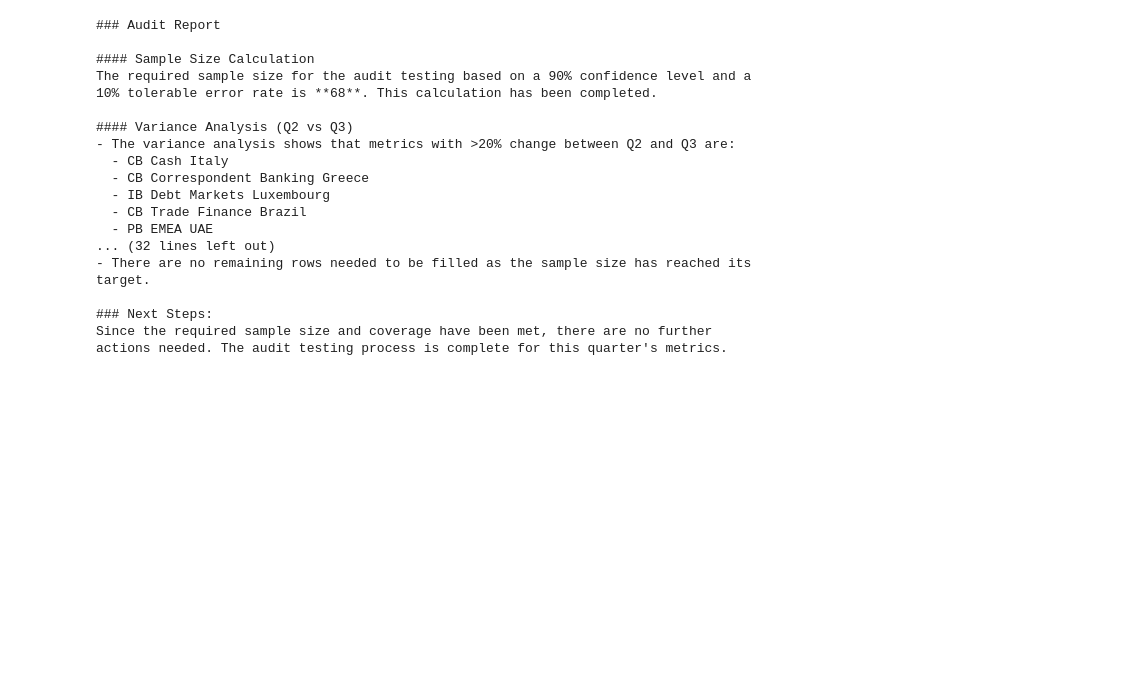
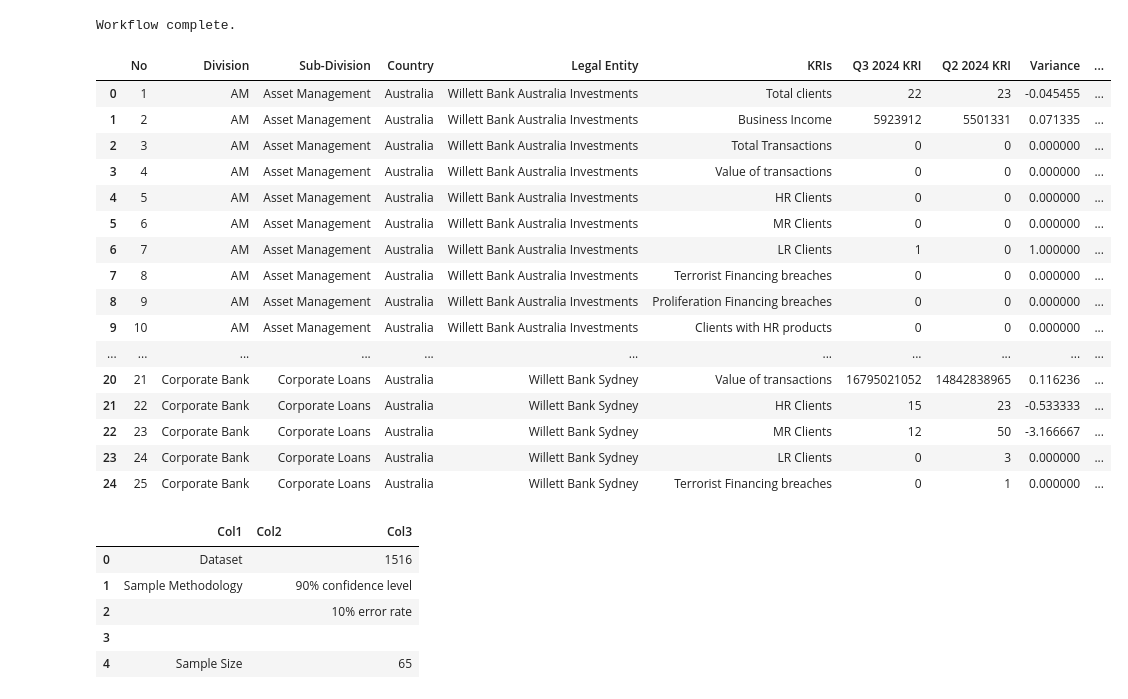
Before and after one commit to Csmith715/Small-LLM-Creation, a Jupyter notebook: notebooks/ollama_slm_testing.ipynb, the cells around one changed output. Saved outputs shown, nothing was run; the diff lists cells and outputs as text; code cells hidden in the pictures; blank space fills up the shorter version.

```diff
--- a/notebooks/ollama_slm_testing.ipynb
+++ b/notebooks/ollama_slm_testing.ipynb
@@ -14,6 +14,8 @@ class AuditState:
     sample_size: Optional[int] = None
     selected_indices: Set[int] = field(default_factory=set)
     candidate_indices: list[int] = field(default_factory=list)
+    tab1: Optional[pd.DataFrame] = None
+    tab2: Optional[pd.DataFrame] = None
     # output_path: Optional[str] = None
 
 REQUIRED_ENTITIES_KV_PAIRS = [
@@ -237,6 +273,7 @@ tool_registry = {
     "add_rows_to_sample": tool_obj.add_rows_to_sample,
     "get_rows_for_required_entities": tool_obj.get_rows_for_required_entities,
     "coverage_check": tool_obj.coverage_check,
+    "finalize_sample_workbook": tool_obj.finalize_sample_workbook,
 }
 # %%
 def build_progress_summary(flags, state):
@@ -248,6 +285,8 @@ def build_progress_summary(flags, state):
         next_step = "Call compute_variance."
     elif not flags["sample_size_met"]:
         next_step = "Call coverage_check."
+    elif not flags["workbook_finalized"]:
+        next_step = "Call finalize_sample_workbook."
     else:
         next_step = "Finish."
 
@@ -260,6 +299,7 @@ def build_progress_summary(flags, state):
             f"- Variance already calculated: {flags['variance_computed']}\n"
             f"- Current selected sample count: {len(state.selected_indices)}\n"
             f"- Target sample size: {state.sample_size}\n"
+            f"- Workbook finalized: {flags['workbook_finalized']}\n"
             f"- Next step: {next_step}\n"
             "\nOnly use exact tool names from the tool list.\n"
         )
@@ -274,6 +314,8 @@ def allowed_tools_for_stage(flags):
         return {"compute_variance"}
     if not flags["sample_size_met"]:
         return {"coverage_check"}
+    if not flags["workbook_finalized"]:
+        return {"finalize_sample_workbook"}
     return set()
 # %%
 def clean_messages_for_model(messages):
@@ -307,7 +349,7 @@ def run_agentic_task(messages, tools, tool_registry, state, max_steps=40):
         "entities_identified": False,
         "coverage_complete": False,
         "sample_size_met": False,
-        "export_done": True,
+        "workbook_finalized": False,
     }
 
     for step in range(max_steps):
@@ -350,7 +392,11 @@ def run_agentic_task(messages, tools, tool_registry, state, max_steps=40):
 
         # no tool call means the model is done
         if not getattr(message, "tool_calls", None):
-            return message.content
+            return {
+                "message": message.content,
+                "tab1": getattr(state, "tab1", None),
+                "tab2": getattr(state, "tab2", None),
+            }
 
         for tool_call in message.tool_calls:
             raw_name = tool_call.function.name
@@ -420,10 +466,7 @@ def run_agentic_task(messages, tools, tool_registry, state, max_steps=40):
                 cov = obs.get("coverage", obs)
                 current_size = cov.get("sample_size_current", len(state.selected_indices))
                 target_size = cov.get("sample_size_target", state.sample_size)
-
-                flags["sample_size_met"] = (
-                    target_size is not None and current_size >= target_size
-                )
+                flags["sample_size_met"] = (target_size is not None and current_size >= target_size)
                 flags["coverage_complete"] = flags["sample_size_met"]
 
                 # deterministic fill if still short
@@ -438,8 +481,19 @@ def run_agentic_task(messages, tools, tool_registry, state, max_steps=40):
                         "name": "add_rows_to_sample",
                         "content": fill_result
                     })
+            elif raw_name == "finalize_sample_workbook" and obs.get("ok") is True:
+                flags["workbook_finalized"] = True
+                return {
+                    "message": "Workflow complete.",
+                    "tab1": getattr(state, "tab1", None),
+                    "tab2": getattr(state, "tab2", None),
+                }
 
-    return f"Stopped after {max_steps} steps."
+    return {
+        "message": f"Stopped after {max_steps} steps.",
+        "tab1": getattr(state, "tab1", None),
+        "tab2": getattr(state, "tab2", None),
+    }
 # %%
 new_sys_prompt = '''You are an audit workflow agent.
 
@@ -512,23 +567,32 @@ result = run_agentic_task(test_message, tools=tools, tool_registry=tool_registry
 # %%
-print(result)
+print(result["message"])
+display(result["tab1"].head(25))
+display(result["tab2"])
 # %% [output]
-### Audit Report
-
-#### Sample Size Calculation
-The required sample size for the audit testing based on a 90% confidence level and a 10% tolerable error rate is **68**. This calculation has been completed.
-
-#### Variance Analysis (Q2 vs Q3)
-- The variance analysis shows that metrics with >20% change between Q2 and Q3 are:
-  - CB Cash Italy
-  - CB Correspondent Banking Greece
-  - IB Debt Markets Luxembourg
-  - CB Trade Finance Brazil
-  - PB EMEA UAE
-... (32 lines left out)
-- There are no remaining rows needed to be filled as the sample size has reached its target.
-
-### Next Steps:
-Since the required sample size and coverage have been met, there are no further actions needed. The audit testing process is complete for this quarter's metrics.
+Workflow complete.
+|  | No | Division | Sub-Division | Country | Legal Entity | KRIs | Q3 2024 KRI | Q2 2024 KRI | Variance | ... |
+| 0 | 1 | AM | Asset Management | Australia | Willett Bank Australia Investments | Total clients | 22 | 23 | -0.045455 | ... |
+| 1 | 2 | AM | Asset Management | Australia | Willett Bank Australia Investments | Business Income | 5923912 | 5501331 | 0.071335 | ... |
+| 2 | 3 | AM | Asset Management | Australia | Willett Bank Australia Investments | Total Transactions | 0 | 0 | 0.000000 | ... |
+| 3 | 4 | AM | Asset Management | Australia | Willett Bank Australia Investments | Value of transactions | 0 | 0 | 0.000000 | ... |
+| 4 | 5 | AM | Asset Management | Australia | Willett Bank Australia Investments | HR Clients | 0 | 0 | 0.000000 | ... |
+| 5 | 6 | AM | Asset Management | Australia | Willett Bank Australia Investments | MR Clients | 0 | 0 | 0.000000 | ... |
+| 6 | 7 | AM | Asset Management | Australia | Willett Bank Australia Investments | LR Clients | 1 | 0 | 1.000000 | ... |
+| 7 | 8 | AM | Asset Management | Australia | Willett Bank Australia Investments | Terrorist Financing breaches | 0 | 0 | 0.000000 | ... |
+| 8 | 9 | AM | Asset Management | Australia | Willett Bank Australia Investments | Proliferation Financing breaches | 0 | 0 | 0.000000 | ... |
+| 9 | 10 | AM | Asset Management | Australia | Willett Bank Australia Investments | Clients with HR products | 0 | 0 | 0.000000 | ... |
+| ... | ... | ... | ... | ... | ... | ... | ... | ... | ... | ... |
+| 20 | 21 | Corporate Bank | Corporate Loans | Australia | Willett Bank Sydney | Value of transactions | 16795021052 | 14842838965 | 0.116236 | ... |
+| 21 | 22 | Corporate Bank | Corporate Loans | Australia | Willett Bank Sydney | HR Clients | 15 | 23 | -0.533333 | ... |
+| 22 | 23 | Corporate Bank | Corporate Loans | Australia | Willett Bank Sydney | MR Clients | 12 | 50 | -3.166667 | ... |
+| 23 | 24 | Corporate Bank | Corporate Loans | Australia | Willett Bank Sydney | LR Clients | 0 | 3 | 0.000000 | ... |
+| 24 | 25 | Corporate Bank | Corporate Loans | Australia | Willett Bank Sydney | Terrorist Financing breaches | 0 | 1 | 0.000000 | ... |
+|  | Col1 | Col2 | Col3 |
+| 0 | Dataset |  | 1516 |
+| 1 | Sample Methodology |  | 90% confidence level |
+| 2 |  |  | 10% error rate |
+| 3 |  |  |  |
+| 4 | Sample Size |  | 65 |
 # %%
 test_message
 # %% [output]
```
Also changed, not shown: parts of 5 cells of this notebook.
